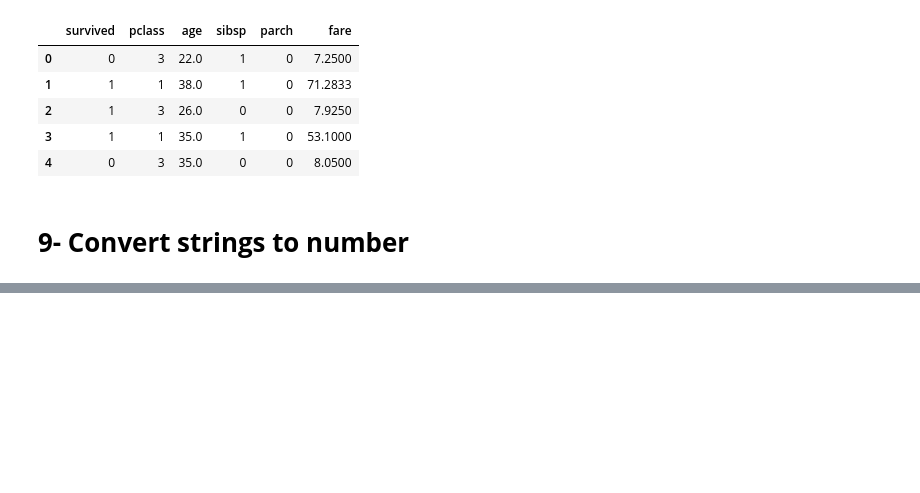
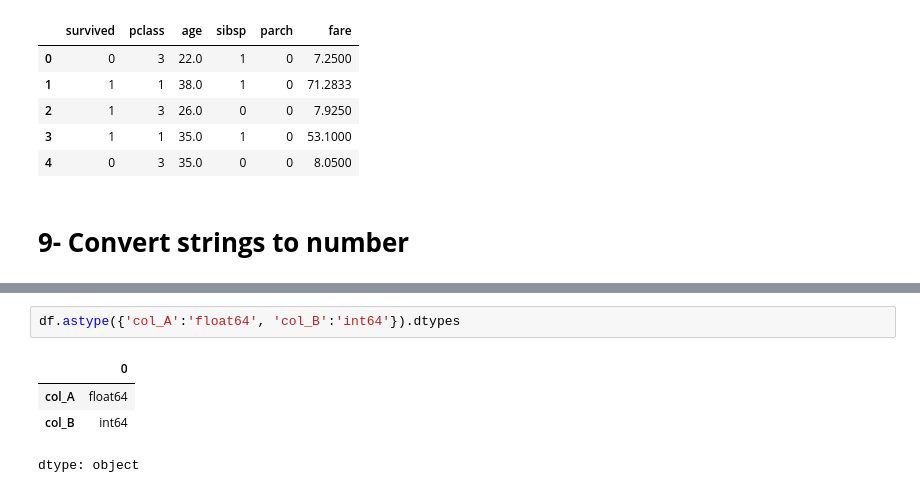
Before and after one commit to Syeda-Eman/40-days-of-Python, a Jupyter notebook: Day_7.ipynb, the cells around one changed output, grey strips where cells are left out. Drawn from its saved outputs; the diff is of its cells as text; blank space fills up the shorter version.

```diff
--- a/Day_7.ipynb
+++ b/Day_7.ipynb
@@ -431,0 +444,7 @@ dtype: object
+# %%
+df.astype({'col_A':'float64', 'col_B':'int64'}).dtypes
+# %% [output]
+|  | 0 |
+| col_A | float64 |
+| col_B | int64 |
+dtype: object
```
Also changed, not shown: parts of 9 cells of this notebook.
